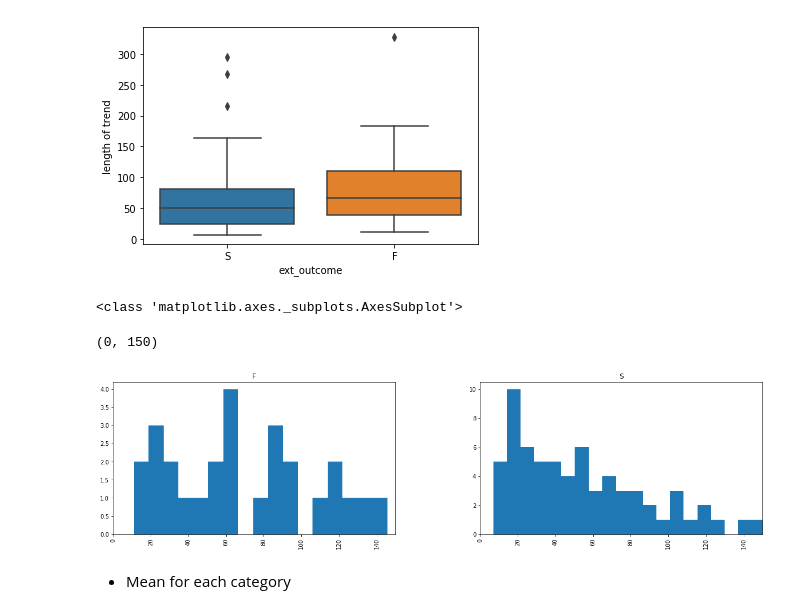
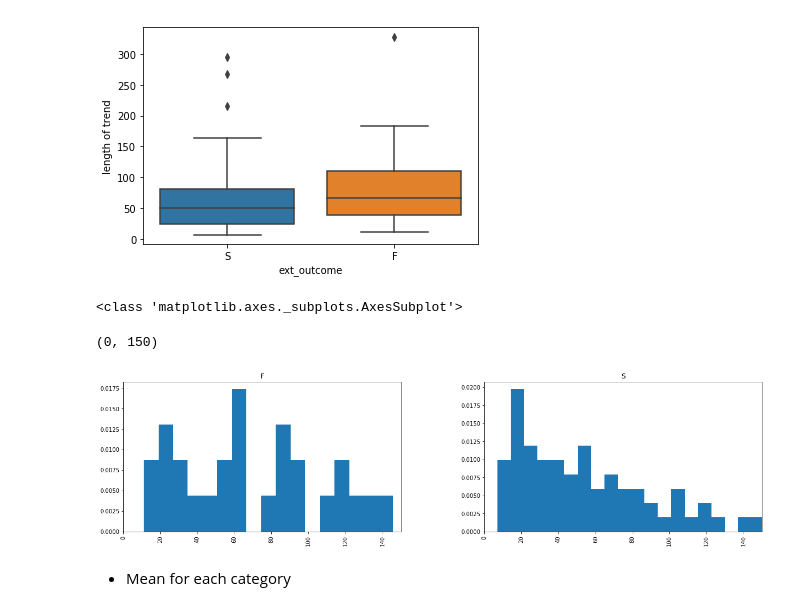
Before and after one commit to FOREXfunguru/FOREX, a Jupyter notebook: notebooks/Binary_classifier_using_ML.ipynb, the cells around one changed output. Saved outputs shown, nothing was run; the diff lists cells and outputs as text; code cells hidden in the pictures.

```diff
--- a/notebooks/Binary_classifier_using_ML.ipynb
+++ b/notebooks/Binary_classifier_using_ML.ipynb
@@ -88,0 +100,24 @@ contDF['last time']= pd.to_datetime(contDF['last time'])
+# %%
+times_dict={ '2D': 48, 'D' :24, 'H12' : 12, 'H10': 10, 'H8':8}
+
+def norm_lengths(x, times_dict):
+    '''
+    Function to normalize the length in pips by number of candles and timeframe
+
+    Parameters
+    ----------
+    x = Dataframe row
+    times_dict = dict
+
+    Returns
+    -------
+    A float with normalized length (pips)
+    '''
+    hours=times_dict[x['timeframe']]
+    candle_length=x['length of trend']
+    length_pips=x['length in pips']
+    norm_length=length_pips/(candle_length*hours)
+
+    return norm_length
+
+contDF['length in pips (norm)']=contDF.apply(norm_lengths,axis=1,times_dict=times_dict)
@@ -271,14 +348,14 @@ ax = sns.boxplot(x=outcome_lab, y="length of trend", data=contDF)
 # %% [output]
 [figure]
 # %%
-axList=contDF['length of trend'].hist(by=contDF[outcome_lab],figsize=(20,5),bins=40)
+axList=contDF['length of trend'].hist(by=contDF[outcome_lab],figsize=(20,5),bins=40,normed=True)
 print(type(axList[0]))
 axList[0].set_xlim((0,150))
 axList[1].set_xlim((0,150))
 # %% [output]
 <class 'matplotlib.axes._subplots.AxesSubplot'>
 (0, 150)
-[figure, old version]
+[figure, new version]
 # %% [markdown]
 * Mean for each category
 # %%
```
Also changed, not shown: parts of 71 cells of this notebook, 1 other file.
